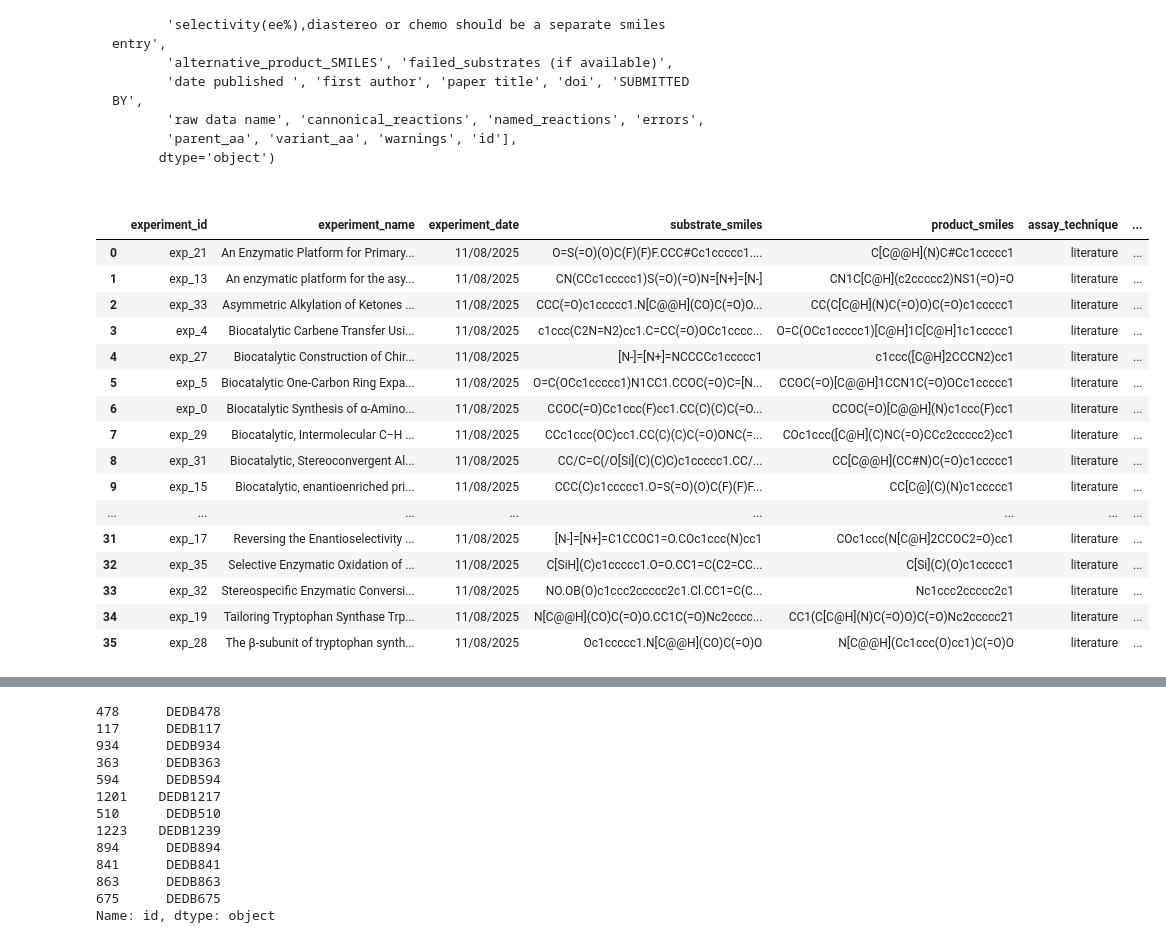
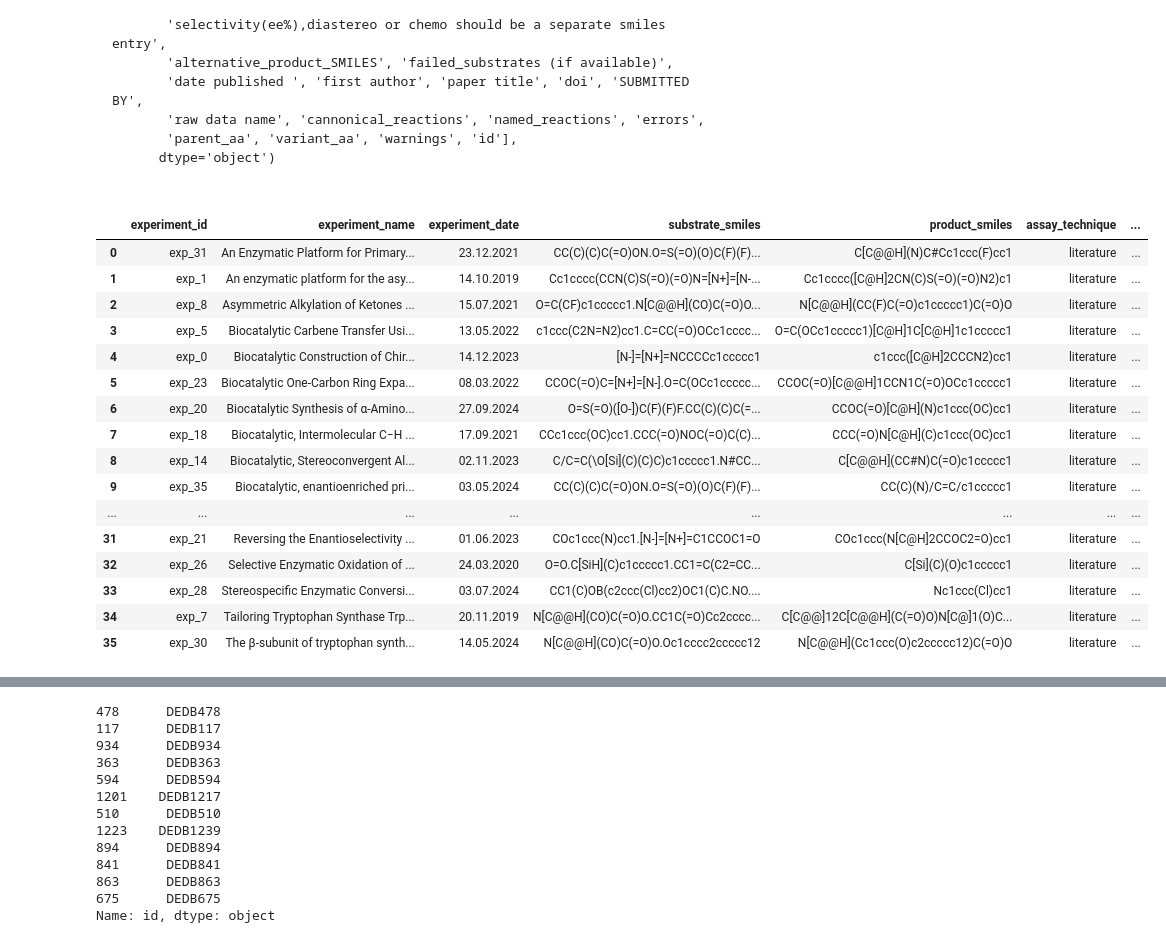
Before and after one commit to fhalab/EnzymeEngineeringDB, a Jupyter notebook: analysis/N4_ConvertFormatToLevSeq.ipynb, the cells around one changed output, grey strips where cells are left out. Drawn from its saved outputs; the diff is of its cells as text; code cells hidden in the pictures.

```diff
--- a/analysis/N4_ConvertFormatToLevSeq.ipynb
+++ b/analysis/N4_ConvertFormatToLevSeq.ipynb
@@ -66,3 +64,9 @@ Index(['culture_collection_entry', 'enzyme_name_from_paper',
        'raw data name', 'cannonical_reactions', 'named_reactions', 'errors',
        'parent_aa', 'variant_aa', 'warnings', 'id', 'index'],
       dtype='object')
+# %%
+df['intermediate'] = ['.'.join(s.split('>>')[0].split('.')[1:]) for s in df['reaction_smiles'].values]
+df['substrate'] = [s.split('>>')[0].split('.')[0] for s in df['reaction_smiles'].values]
+df['seq_id'] = ['_'.join([seq, i, s]) for seq, i, s in df[['parent_aa', 'intermediate', 'substrate']].values]
+first_experiment = pd.read_csv('first_entry_from_experiments.csv')
+experiment_to_cif = dict(zip(first_experiment['paper title'].values, first_experiment['id'].values))
@@ -68,0 +87,3 @@ Index(['culture_collection_entry', 'enzyme_name_from_paper',
+# %%
+df['cif'] = [f'{experiment_to_cif.get(i)}' for i in df['paper title'].values]
+df[df['cif'].isna()]
@@ -88,8 +113,8 @@ len(set(df['aa_sequence'].values))
 # Copy across the CIF files that match to these parents
 # %%
 # Probably should take the best chai... read in the
-df['cif_path'] = [f'DEDB_Chai_Man/{id}/chai/{id}_0.cif' for id in df['id'].values]
-df['cif'] = [f'{id}_0.cif' for id in df['id'].values]
+df['cif_path'] = [f'DEDB_Chai/{id}/chai/{id}_0.cif' for id in df['cif'].values]
+df['cif'] = [f'{id}_0.cif' for id in df['cif'].values]
 
 cif_to_id = dict(zip(df['cif_path'], df['id']))
 # Copy each one to the new folder
@@ -362,7 +387,6 @@ levseq_df['fitness_value']
 683      85.000
 Name: fitness_value, Length: 1325, dtype: float64
 # %%
-levseq_df = levseq_df.sort_values(by='index')
 for paper_title, grp in levseq_df.groupby('paper title'):
     exp_id = paper_to_id.get(paper_title)
 
@@ -482,44 +506,44 @@ paper_to_cofactor = dict(zip(cofactor_df.paper_title, cofactor_df.cofactor_smile
 # %%
 metadata_rows = []
 for name, experiment in levseq_df.groupby('paper title'):
     experiment_id = f'exp_{paper_to_id.get(name)}'
     #if name != 'An Enzymatic Platform for Primary Amination of 1-Aryl-2-alkyl Alkynes':
     # this is what makes each a row in the df (each should have the same reaction/products and substrates)
     all_products = []
     all_substrates = []
     main_reaction = experiment['cannonical_reactions'].values[0]
 
     products = '.'.join(list(set(main_reaction.split('>>')[1].split('.'))))
     substrates = '.'.join(list(set(main_reaction.split('>>')[0].split('.'))))
     if paper_to_cofactor.get(name):
         substrates += '.' +  paper_to_cofactor.get(name)
     paper = experiment['paper title'].values[0]
-    date = '11/08/2025' #doi_to_date.get(experiment['doi'].values[0])
+    date = doi_to_date.get(experiment['doi'].values[0])
     cif = experiment['cif'].values[0]
     seq = experiment['aa_sequence'].values[0]
     seq = seq.replace('*', '')
     metadata_rows.append([experiment_id, paper, date, substrates, products, 'literature', seq, cif])
 
 metadata_df = pd.DataFrame(metadata_rows, columns=['experiment_id', 'experiment_name', 'experiment_date', 'substrate_smiles', 'product_smiles', 'assay_technique', 'parent_amino_acid', 'cif_filename'])
 metadata_df
 # %% [output]
 |  | experiment_id | experiment_name | experiment_date | substrate_smiles | product_smiles | assay_technique | ... |
-| 0 | exp_21 | An Enzymatic Platform for Primary... | 11/08/2025 | O=S(=O)(O)C(F)(F)F.CCC#Cc1ccccc1.... | C[C@@H](N)C#Cc1ccccc1 | literature | ... |
-| 1 | exp_13 | An enzymatic platform for the asy... | 11/08/2025 | CN(CCc1ccccc1)S(=O)(=O)N=[N+]=[N-] | CN1C[C@H](c2ccccc2)NS1(=O)=O | literature | ... |
-| 2 | exp_33 | Asymmetric Alkylation of Ketones ... | 11/08/2025 | CCC(=O)c1ccccc1.N[C@@H](CO)C(=O)O... | CC(C[C@H](N)C(=O)O)C(=O)c1ccccc1 | literature | ... |
-| 3 | exp_4 | Biocatalytic Carbene Transfer Usi... | 11/08/2025 | c1ccc(C2N=N2)cc1.C=CC(=O)OCc1cccc... | O=C(OCc1ccccc1)[C@H]1C[C@H]1c1ccccc1 | literature | ... |
-| 4 | exp_27 | Biocatalytic Construction of Chir... | 11/08/2025 | [N-]=[N+]=NCCCCc1ccccc1 | c1ccc([C@H]2CCCN2)cc1 | literature | ... |
-| 5 | exp_5 | Biocatalytic One-Carbon Ring Expa... | 11/08/2025 | O=C(OCc1ccccc1)N1CC1.CCOC(=O)C=[N... | CCOC(=O)[C@@H]1CCN1C(=O)OCc1ccccc1 | literature | ... |
-| 6 | exp_0 | Biocatalytic Synthesis of α‑Amino... | 11/08/2025 | CCOC(=O)Cc1ccc(F)cc1.CC(C)(C)C(=O... | CCOC(=O)[C@@H](N)c1ccc(F)cc1 | literature | ... |
-| 7 | exp_29 | Biocatalytic, Intermolecular C−H ... | 11/08/2025 | CCc1ccc(OC)cc1.CC(C)(C)C(=O)ONC(=... | COc1ccc([C@H](C)NC(=O)CCc2ccccc2)cc1 | literature | ... |
-| 8 | exp_31 | Biocatalytic, Stereoconvergent Al... | 11/08/2025 | CC/C=C(/O[Si](C)(C)C)c1ccccc1.CC/... | CC[C@@H](CC#N)C(=O)c1ccccc1 | literature | ... |
-| 9 | exp_15 | Biocatalytic, enantioenriched pri... | 11/08/2025 | CCC(C)c1ccccc1.O=S(=O)(O)C(F)(F)F... | CC[C@](C)(N)c1ccccc1 | literature | ... |
+| 0 | exp_31 | An Enzymatic Platform for Primary... | 23.12.2021 | CC(C)(C)C(=O)ON.O=S(=O)(O)C(F)(F)... | C[C@@H](N)C#Cc1ccc(F)cc1 | literature | ... |
+| 1 | exp_1 | An enzymatic platform for the asy... | 14.10.2019 | Cc1cccc(CCN(C)S(=O)(=O)N=[N+]=[N-... | Cc1cccc([C@H]2CN(C)S(=O)(=O)N2)c1 | literature | ... |
+| 2 | exp_8 | Asymmetric Alkylation of Ketones ... | 15.07.2021 | O=C(CF)c1ccccc1.N[C@@H](CO)C(=O)O... | N[C@@H](CC(F)C(=O)c1ccccc1)C(=O)O | literature | ... |
+| 3 | exp_5 | Biocatalytic Carbene Transfer Usi... | 13.05.2022 | c1ccc(C2N=N2)cc1.C=CC(=O)OCc1cccc... | O=C(OCc1ccccc1)[C@H]1C[C@H]1c1ccccc1 | literature | ... |
+| 4 | exp_0 | Biocatalytic Construction of Chir... | 14.12.2023 | [N-]=[N+]=NCCCCc1ccccc1 | c1ccc([C@H]2CCCN2)cc1 | literature | ... |
+| 5 | exp_23 | Biocatalytic One-Carbon Ring Expa... | 08.03.2022 | CCOC(=O)C=[N+]=[N-].O=C(OCc1ccccc... | CCOC(=O)[C@@H]1CCN1C(=O)OCc1ccccc1 | literature | ... |
+| 6 | exp_20 | Biocatalytic Synthesis of α‑Amino... | 27.09.2024 | O=S(=O)([O-])C(F)(F)F.CC(C)(C)C(=... | CCOC(=O)[C@H](N)c1ccc(OC)cc1 | literature | ... |
+| 7 | exp_18 | Biocatalytic, Intermolecular C−H ... | 17.09.2021 | CCc1ccc(OC)cc1.CCC(=O)NOC(=O)C(C)... | CCC(=O)N[C@H](C)c1ccc(OC)cc1 | literature | ... |
+| 8 | exp_14 | Biocatalytic, Stereoconvergent Al... | 02.11.2023 | C/C=C(\O[Si](C)(C)C)c1ccccc1.N#CC... | C[C@@H](CC#N)C(=O)c1ccccc1 | literature | ... |
+| 9 | exp_35 | Biocatalytic, enantioenriched pri... | 03.05.2024 | CC(C)(C)C(=O)ON.O=S(=O)(O)C(F)(F)... | CC(C)(N)/C=C/c1ccccc1 | literature | ... |
 | ... | ... | ... | ... | ... | ... | ... | ... |
-| 31 | exp_17 | Reversing the Enantioselectivity ... | 11/08/2025 | [N-]=[N+]=C1CCOC1=O.COc1ccc(N)cc1 | COc1ccc(N[C@H]2CCOC2=O)cc1 | literature | ... |
-| 32 | exp_35 | Selective Enzymatic Oxidation of ... | 11/08/2025 | C[SiH](C)c1ccccc1.O=O.CC1=C(C2=CC... | C[Si](C)(O)c1ccccc1 | literature | ... |
-| 33 | exp_32 | Stereospecific Enzymatic Conversi... | 11/08/2025 | NO.OB(O)c1ccc2ccccc2c1.Cl.CC1=C(C... | Nc1ccc2ccccc2c1 | literature | ... |
-| 34 | exp_19 | Tailoring Tryptophan Synthase Trp... | 11/08/2025 | N[C@@H](CO)C(=O)O.CC1C(=O)Nc2cccc... | CC1(C[C@H](N)C(=O)O)C(=O)Nc2ccccc21 | literature | ... |
-| 35 | exp_28 | The β-subunit of tryptophan synth... | 11/08/2025 | Oc1ccccc1.N[C@@H](CO)C(=O)O | N[C@@H](Cc1ccc(O)cc1)C(=O)O | literature | ... |
+| 31 | exp_21 | Reversing the Enantioselectivity ... | 01.06.2023 | COc1ccc(N)cc1.[N-]=[N+]=C1CCOC1=O | COc1ccc(N[C@H]2CCOC2=O)cc1 | literature | ... |
+| 32 | exp_26 | Selective Enzymatic Oxidation of ... | 24.03.2020 | O=O.C[SiH](C)c1ccccc1.CC1=C(C2=CC... | C[Si](C)(O)c1ccccc1 | literature | ... |
+| 33 | exp_28 | Stereospecific Enzymatic Conversi... | 03.07.2024 | CC1(C)OB(c2ccc(Cl)cc2)OC1(C)C.NO.... | Nc1ccc(Cl)cc1 | literature | ... |
+| 34 | exp_7 | Tailoring Tryptophan Synthase Trp... | 20.11.2019 | N[C@@H](CO)C(=O)O.CC1C(=O)Cc2cccc... | C[C@@]12C[C@@H](C(=O)O)N[C@]1(O)C... | literature | ... |
+| 35 | exp_30 | The β-subunit of tryptophan synth... | 14.05.2024 | N[C@@H](CO)C(=O)O.Oc1cccc2ccccc12 | N[C@@H](Cc1ccc(O)c2ccccc12)C(=O)O | literature | ... |
 # %%
 metadata_df.to_csv('DEDB_V5/LevSeq-metadata_formatted_protein-evolution-database_V5.csv', index=False)
 # %%
```
Also changed, not shown: parts of 8 cells of this notebook, 8 other files.
